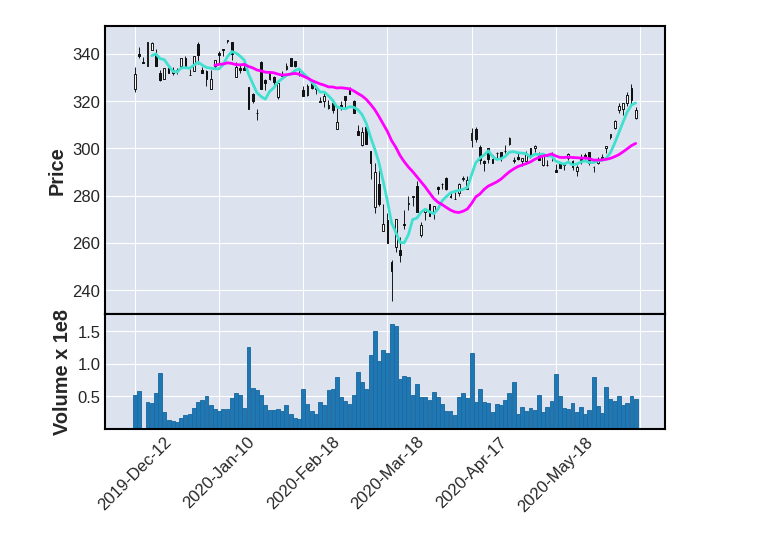
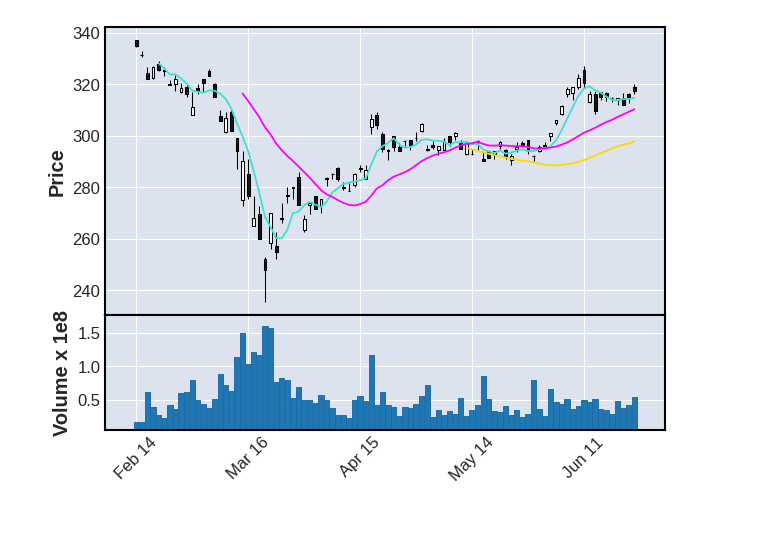
Before and after one commit to tequilahou/python_exercises, a Jupyter notebook: 用四行程式畫股價K線圖.ipynb, the cells around one changed output. Cells and saved outputs as stored; diff of their text form; code cells hidden in the pictures.

```diff
--- a/用四行程式畫股價K線圖.ipynb
+++ b/用四行程式畫股價K線圖.ipynb
@@ -41,4 +41,5 @@ mpf.plot(df)
 # %%
-mpf.plot(df.tail(120),type='candle',mav=(5,20),volume=True)
+## 可以參考 https://github.com/matplotlib/mplfinance
+mpf.plot(df.tail(90),type='candle',mav=(5,20,60),volume=True)
 # %% [output]
-[figure, old version]
+[figure, new version]
```
Also changed, not shown: parts of 3 cells of this notebook.
